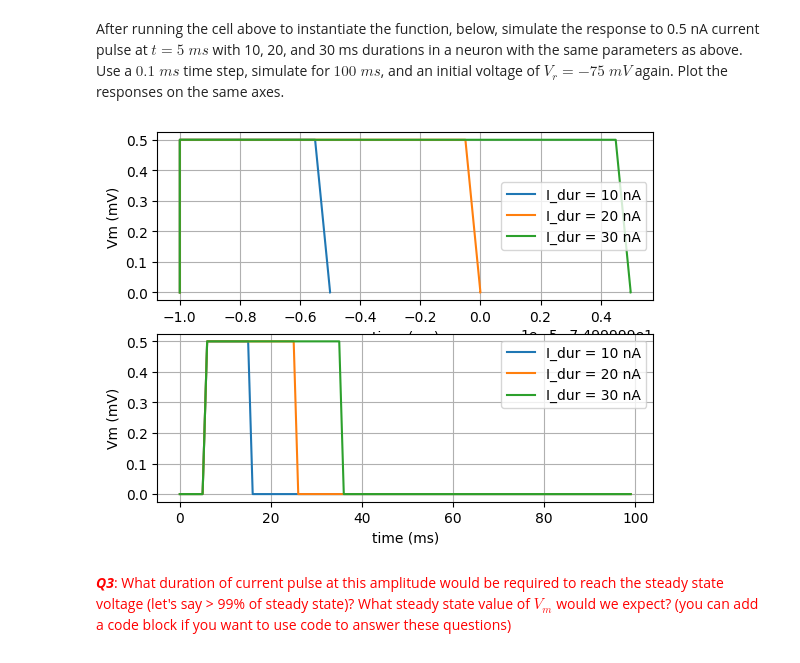
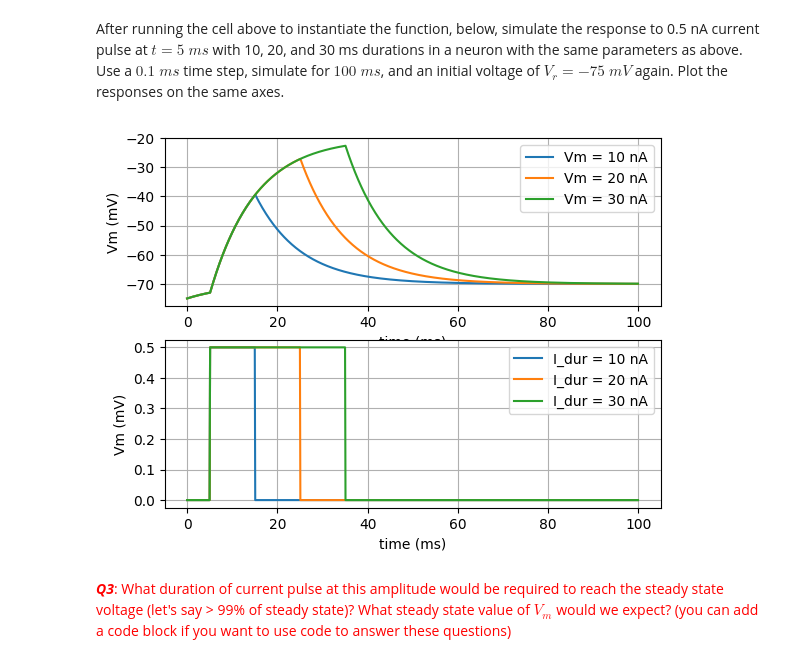
Before and after one commit to vincentyliu2001/BIO74.03-Exercises, a Jupyter notebook: CompModNervSys_exercise4.ipynb, the cells around one changed output. Cells and saved outputs as stored; diff of their text form; code cells hidden in the pictures.

```diff
--- a/CompModNervSys_exercise4.ipynb
+++ b/CompModNervSys_exercise4.ipynb
@@ -81,7 +81,6 @@ def calcRCmemCurrent(t,Rm,Cm,I,Vr):
     # Analytical solution for V(t) given constant current input
     # you code goes here - use equation 5 to calculate Vm
     V_ss = Rm*I
-    # multiply by 1000 so it is the same scale as the simulated
     Vm = V_ss*(1-math.e**(-t/(Rm*Cm)))+Vr
     return Vm
 
@@ -89,7 +88,7 @@ def calcRCmemCurrent(t,Rm,Cm,I,Vr):
 t = np.arange(0, 100, .1, dtype=float)# time in ms
 # Define parameters (checking units)
 Rm = 100
-Cm = 100e3
+Cm = 100e-3
 Vr = -70
 Is = [-0.1,0.1, 0.2, 0.3]
 
@@ -150,13 +149,13 @@ def simRCmemCurrentPulse(dt,tstop,V0,Rm,Cm,Vr,I_amp,I_del,I_dur):
     # I_amp - amplitude of current pulse (nA)
     # I_del - delay of current pulse (nA)
     # I_dur - duration of current pulse (nA)
-    t = np.arange(0, tstop, 1, dtype=int)# add time vector here
+    t = np.arange(0, tstop, step=dt, dtype=float)# add time vector here
     I = np.zeros(t.shape) # A
     I[np.logical_and(t > I_del, t <= I_del + I_dur)] = I_amp # make sure you understand how this line works
     Vm = np.zeros(t.shape)
     Vm[0] = V0
     for i in range(0,len(t)-1):
-        dVm_dt = I[i]/Cm - (Vm[i]-Vr)/(Rm*Cm)# your code goes here
+        dVm_dt = I[i]/Cm - (Vm[i]-Vr)/(Rm*Cm) # your code goes here
         Vm[i+1] = dt*dVm_dt + Vm[i]
 
     return Vm,t,I
@@ -170,45 +169,45 @@ V0 = -75 # Initial voltage (mV)
 
 # Define membrane parameters (checking units)
 Rm = 100 # Membrane resistance (MOhm)
-Cm =  100e3 # Membrane capacitance (nF)
-Vr = -75 # Rest potential (mV)
+Cm =  100e-3 # Membrane capacitance (nF)
+Vr = -70 # Rest potential (mV)
 
 # Define current stimulus
 I_amp =  0.5 # nA
 I_del =  5 # ms
 I_durs = [10, 20, 30] # ms
 
 Vms = []
 Is = []
 ts = []
 for I_dur in I_durs:
     # Loop through current durations
     res = simRCmemCurrentPulse(dt,tstop,V0,Rm,Cm,Vr,I_amp,I_del,I_dur)
     # get Vm and I values, append to lists Vms, Is
     Vms.append(res[0])
-    Is.append(res[1])
-    ts.append(res[2])
+    Is.append(res[2])
+    ts.append(res[1])
 
 # Plot
 fig = plt.figure()
 ax = fig.add_subplot(211)
 # Plot voltage traces vs time
 for  index, I_dur in enumerate(I_durs): # make sure you understand how zip works!
-    ax.plot(Vms[index], ts[index], label='I_dur = {:g} nA'.format(I_dur))
+    ax.plot(ts[index], Vms[index], label='Vm = {:g} nA'.format(I_dur))
 ax.set_xlabel('time (ms)')
 ax.set_ylabel('Vm (mV)')
 ax.grid(visible=True)
 ax.legend();
 ax = fig.add_subplot(212)
 # Plot current traces vs. time
 for  index, I_dur in enumerate(I_durs): # make sure you understand how zip works!
-    ax.plot(Is[index], ts[index], label='I_dur = {:g} nA'.format(I_dur))
+    ax.plot(ts[index], Is[index], label='I_dur = {:g} nA'.format(I_dur))
 ax.set_xlabel('time (ms)')
 ax.set_ylabel('Vm (mV)')
 ax.grid(visible=True)
 ax.legend();
 # %% [output]
-[figure, old version]
+[figure, new version]
 # %% [markdown]
 <span style="color:red"> ***Q3***: What duration of current pulse at this amplitude would be required to reach the steady state voltage (let's say > 99% of steady state)? What steady state value of $V_{m}$ would we expect? (you can add a code block if you want to use code to answer these questions) </span>
 # %% [markdown]
```
Also changed, not shown: parts of 11 cells of this notebook.
